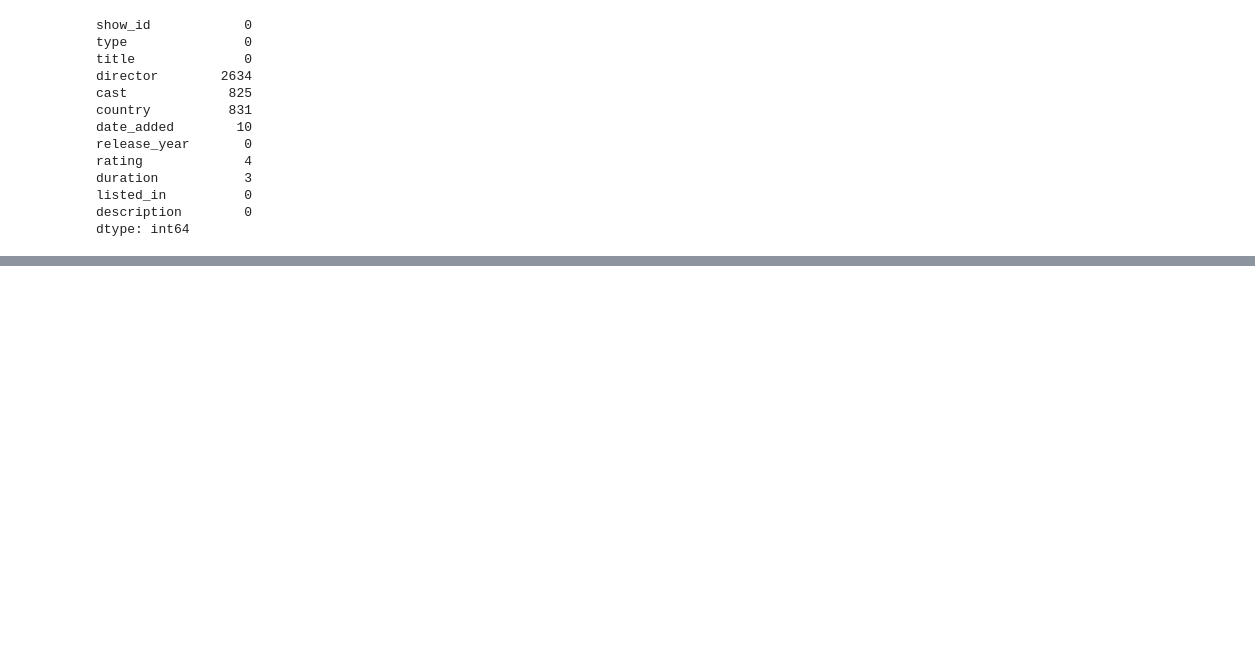
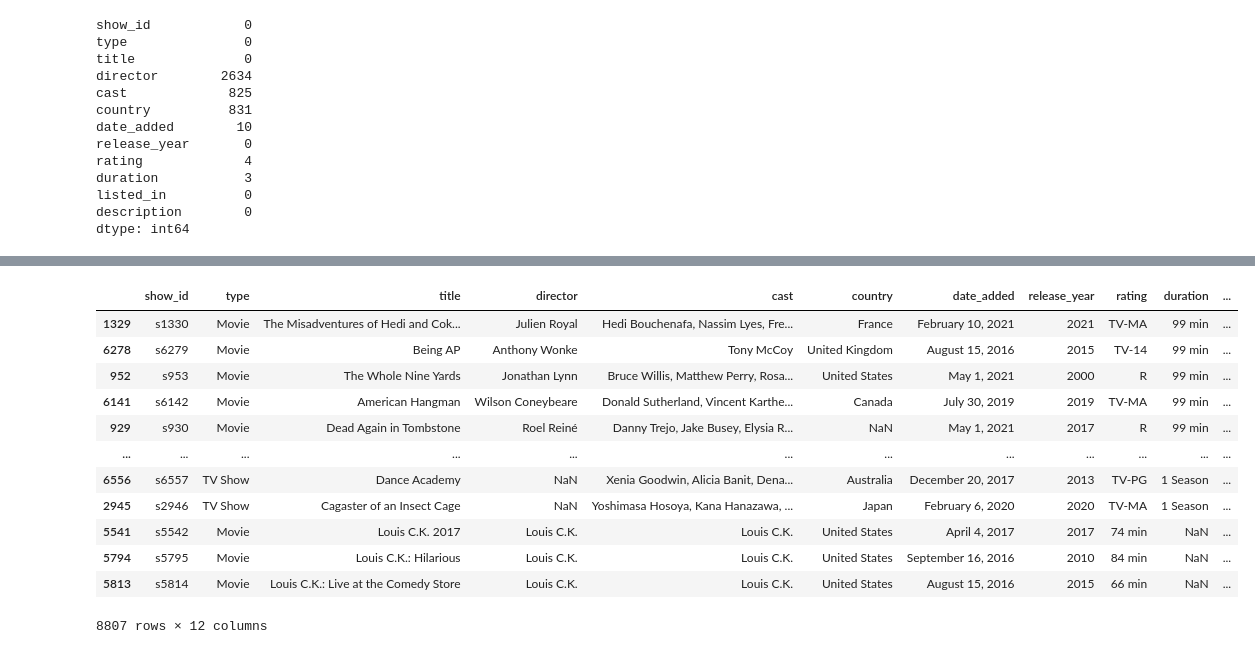
Before and after one commit to pkmariya/Python, a Jupyter notebook: NetflixProject_Mariya_DSMLJune22.ipynb, the cells around one changed output, grey strips where cells are left out. Drawn from its saved outputs; the diff is of its cells as text; code cells hidden in the pictures; blank space fills up the shorter version.

```diff
--- a/NetflixProject_Mariya_DSMLJune22.ipynb
+++ b/NetflixProject_Mariya_DSMLJune22.ipynb
@@ -79,0 +200,18 @@ dtype: int64
+# %%
+# Sorted by duration
+sorted_by_duration = ndf.sort_values(['duration'], ascending=False)
+sorted_by_duration
+# %% [output]
+|  | show_id | type | title | director | cast | country | date_added | release_year | rating | duration | ... |
+| 1329 | s1330 | Movie | The Misadventures of Hedi and Cok... | Julien Royal | Hedi Bouchenafa, Nassim Lyes, Fre... | France | February 10, 2021 | 2021 | TV-MA | 99 min | ... |
+| 6278 | s6279 | Movie | Being AP | Anthony Wonke | Tony McCoy | United Kingdom | August 15, 2016 | 2015 | TV-14 | 99 min | ... |
+| 952 | s953 | Movie | The Whole Nine Yards | Jonathan Lynn | Bruce Willis, Matthew Perry, Rosa... | United States | May 1, 2021 | 2000 | R | 99 min | ... |
+| 6141 | s6142 | Movie | American Hangman | Wilson Coneybeare | Donald Sutherland, Vincent Karthe... | Canada | July 30, 2019 | 2019 | TV-MA | 99 min | ... |
+| 929 | s930 | Movie | Dead Again in Tombstone | Roel Reiné | Danny Trejo, Jake Busey, Elysia R... | NaN | May 1, 2021 | 2017 | R | 99 min | ... |
+| ... | ... | ... | ... | ... | ... | ... | ... | ... | ... | ... | ... |
+| 6556 | s6557 | TV Show | Dance Academy | NaN | Xenia Goodwin, Alicia Banit, Dena... | Australia | December 20, 2017 | 2013 | TV-PG | 1 Season | ... |
+| 2945 | s2946 | TV Show | Cagaster of an Insect Cage | NaN | Yoshimasa Hosoya, Kana Hanazawa, ... | Japan | February 6, 2020 | 2020 | TV-MA | 1 Season | ... |
+| 5541 | s5542 | Movie | Louis C.K. 2017 | Louis C.K. | Louis C.K. | United States | April 4, 2017 | 2017 | 74 min | NaN | ... |
+| 5794 | s5795 | Movie | Louis C.K.: Hilarious | Louis C.K. | Louis C.K. | United States | September 16, 2016 | 2010 | 84 min | NaN | ... |
+| 5813 | s5814 | Movie | Louis C.K.: Live at the Comedy Store | Louis C.K. | Louis C.K. | United States | August 15, 2016 | 2015 | 66 min | NaN | ... |
+8807 rows × 12 columns
```
Also changed, not shown: parts of 10 cells of this notebook.
